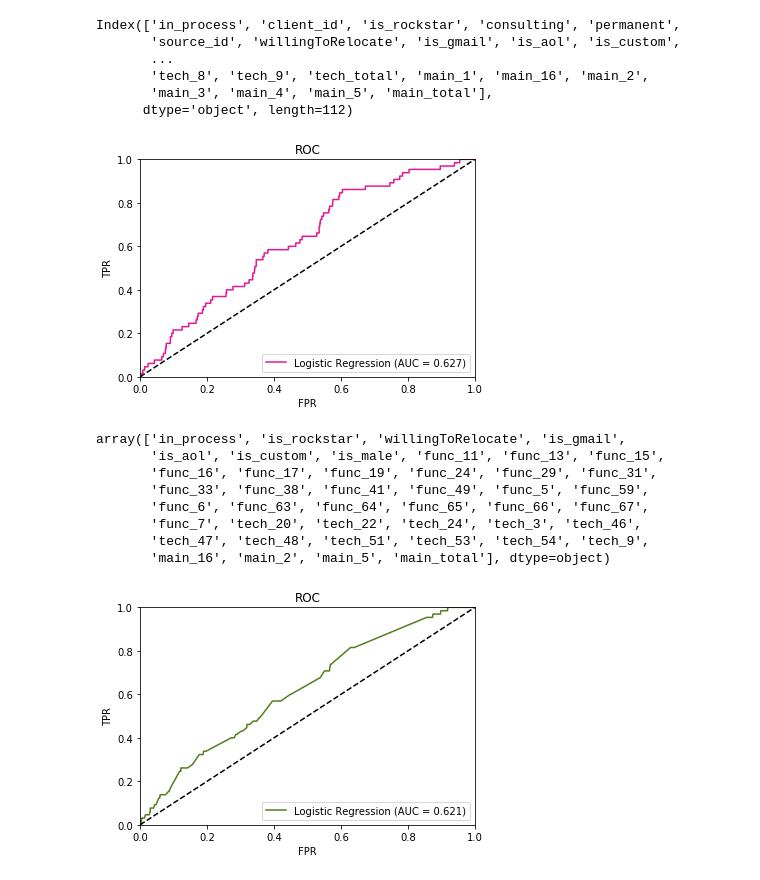
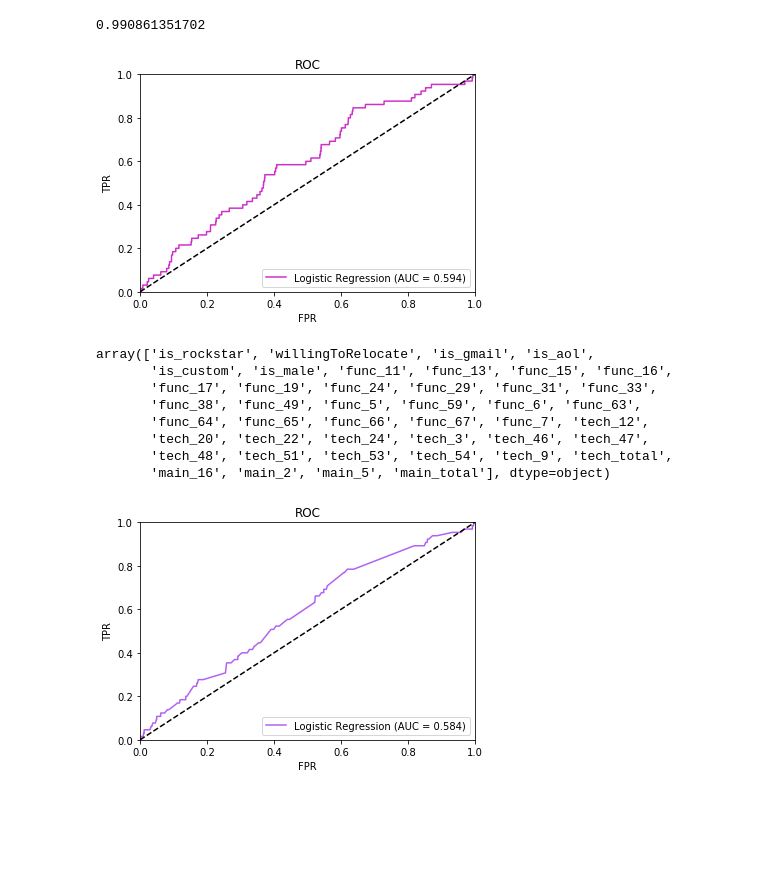
Before and after one commit to jls731/infrep17project, a Jupyter notebook: Feature Importance.ipynb, the cells around one changed output. Cells and saved outputs as stored; diff of their text form; code cells hidden in the pictures; blank space fills up the shorter version.

```diff
--- a/Feature Importance.ipynb
+++ b/Feature Importance.ipynb
@@ -28,36 +28,37 @@ def rocplot(truth, pred, model):
 # %%
 import pandas as pd
 import numpy as np
 import scipy as sp
 import matplotlib.pyplot as plt
 import math
 from sklearn.tree import DecisionTreeClassifier
 from sklearn.tree import export_graphviz
 from sklearn.metrics import confusion_matrix,roc_auc_score
 %matplotlib inline
 
 train = pd.read_csv('data/cleaned_mostRecStat_train.csv',header=0,encoding='iso-8859-1')
 train_y = train['is_placed']
 train = train.drop("is_placed",1)
+train = train.drop("in_process",1)
+
 
 
 test = pd.read_csv('data/cleaned_mostRecStat_test.csv',header=0,encoding='iso-8859-1')
 test_y = test['is_placed']
 test = test.drop("is_placed",1)
+test = test.drop("in_process",1)
 
-logreg = LogisticRegression(C = 1)
+logreg = LogisticRegression(solver='liblinear')
 logreg = logreg.fit(train, train_y)
 pred = logreg.predict_proba(test)[:, 1]
 rocplot(test_y, pred, "Logistic Regression")
 train.columns
+score = logreg.score(train, train_y)
+
+print(score)
 # %% [output]
-Index(['in_process', 'client_id', 'is_rockstar', 'consulting', 'permanent',
-       'source_id', 'willingToRelocate', 'is_gmail', 'is_aol', 'is_custom',
-       ...
-       'tech_8', 'tech_9', 'tech_total', 'main_1', 'main_16', 'main_2',
-       'main_3', 'main_4', 'main_5', 'main_total'],
-      dtype='object', length=112)
+0.990861351702
-[figure, old version]
+[figure, new version]
 # %%
 from sklearn.feature_selection import SelectFromModel
 feature_sel = SelectFromModel(logreg, prefit = True)
@@ -72,15 +73,15 @@ features = train.columns.values
 selected_features = features[feature_sel.get_support()]
 selected_features
 # %% [output]
-array(['in_process', 'is_rockstar', 'willingToRelocate', 'is_gmail',
-       'is_aol', 'is_custom', 'is_male', 'func_11', 'func_13', 'func_15',
-       'func_16', 'func_17', 'func_19', 'func_24', 'func_29', 'func_31',
-       'func_33', 'func_38', 'func_41', 'func_49', 'func_5', 'func_59',
-       'func_6', 'func_63', 'func_64', 'func_65', 'func_66', 'func_67',
-       'func_7', 'tech_20', 'tech_22', 'tech_24', 'tech_3', 'tech_46',
-       'tech_47', 'tech_48', 'tech_51', 'tech_53', 'tech_54', 'tech_9',
+array(['is_rockstar', 'willingToRelocate', 'is_gmail', 'is_aol',
+       'is_custom', 'is_male', 'func_11', 'func_13', 'func_15', 'func_16',
+       'func_17', 'func_19', 'func_24', 'func_29', 'func_31', 'func_33',
+       'func_38', 'func_49', 'func_5', 'func_59', 'func_6', 'func_63',
+       'func_64', 'func_65', 'func_66', 'func_67', 'func_7', 'tech_12',
+       'tech_20', 'tech_22', 'tech_24', 'tech_3', 'tech_46', 'tech_47',
+       'tech_48', 'tech_51', 'tech_53', 'tech_54', 'tech_9', 'tech_total',
        'main_16', 'main_2', 'main_5', 'main_total'], dtype=object)
-[figure, old version]
+[figure, new version]
 # %%
 AUCs = []
 fig = plt.figure(figsize = (12, 6))
```
Also changed, not shown: parts of 6 cells of this notebook, 2 other files.
